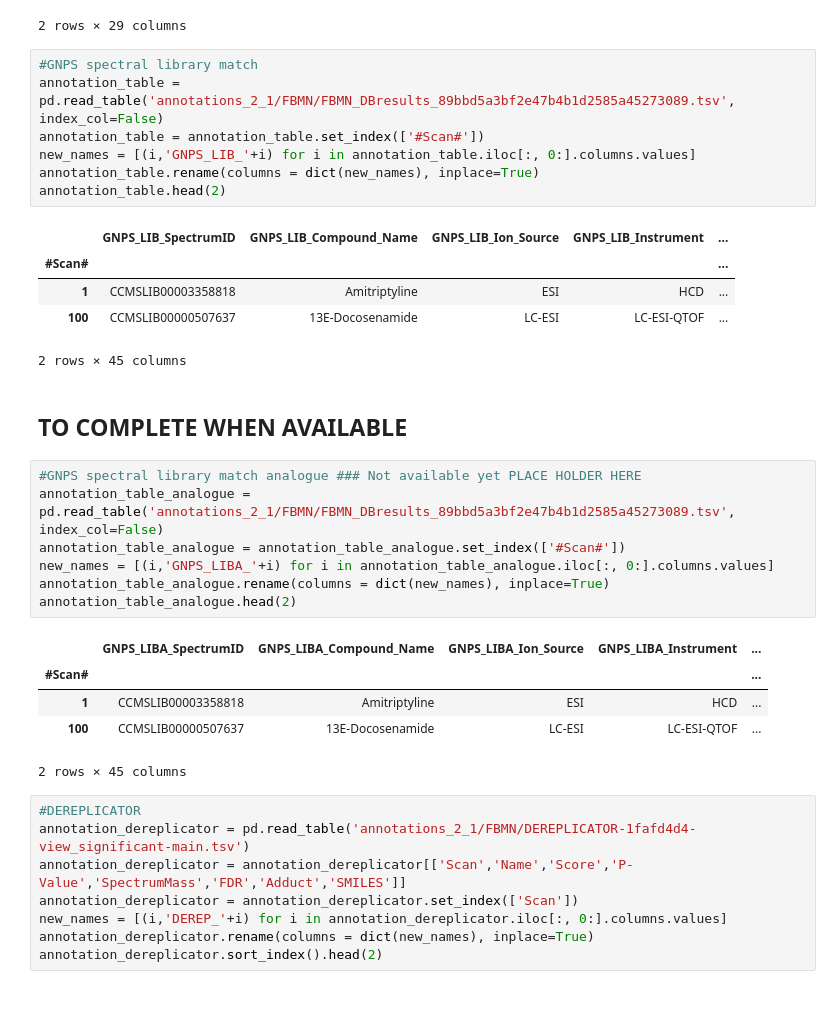
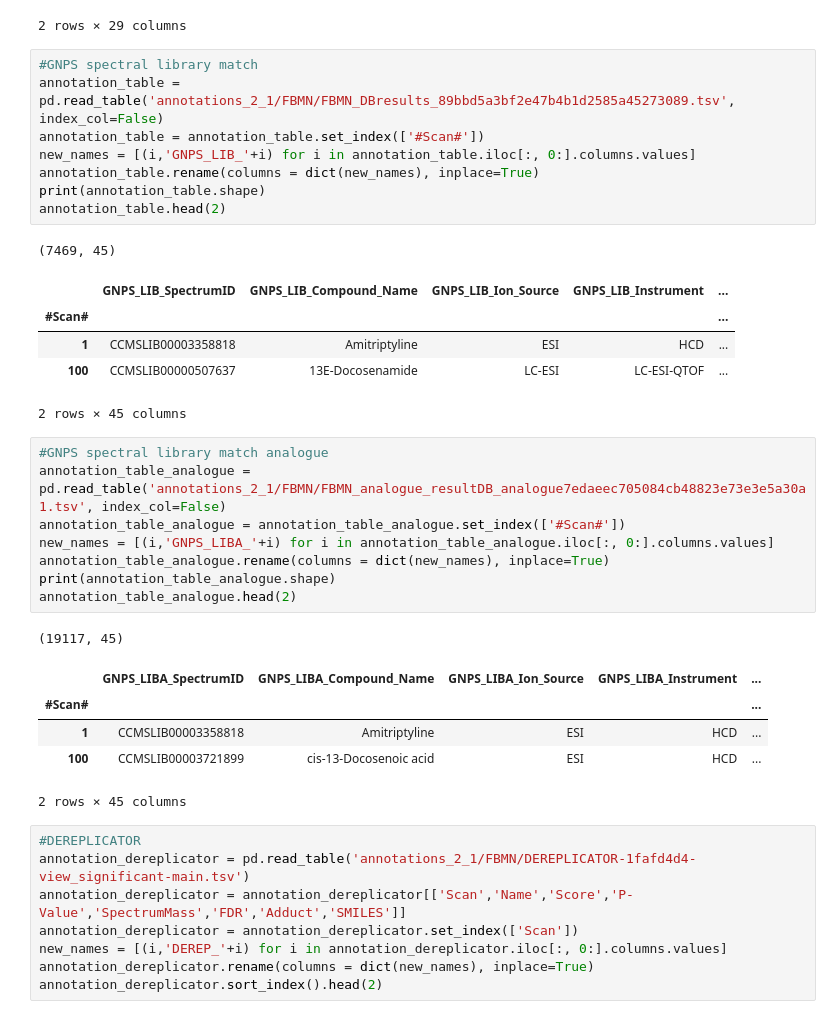
Before and after one commit to lfnothias/emp_metabolomics, a Jupyter notebook: 202101_Concatenate_metabolomics_annotations.ipynb, the cells around one changed output. Drawn from its saved outputs; the diff is of its cells as text.

Commit message:
Update FBMN feature metadata with analogue mode

```diff
--- a/202101_Concatenate_metabolomics_annotations.ipynb
+++ b/202101_Concatenate_metabolomics_annotations.ipynb
@@ -45,28 +45,30 @@ annotation_table = pd.read_table('annotations_2_1/FBMN/FBMN_DBresults_89bbd5a3bf
 annotation_table = annotation_table.set_index(['#Scan#'])
 new_names = [(i,'GNPS_LIB_'+i) for i in annotation_table.iloc[:, 0:].columns.values]
 annotation_table.rename(columns = dict(new_names), inplace=True)
+print(annotation_table.shape)
 annotation_table.head(2)
 # %% [output]
+(7469, 45)
 |  | GNPS_LIB_SpectrumID | GNPS_LIB_Compound_Name | GNPS_LIB_Ion_Source | GNPS_LIB_Instrument | ... |
 | #Scan# |  |  |  |  | ... |
 | 1 | CCMSLIB00003358818 | Amitriptyline | ESI | HCD | ... |
 | 100 | CCMSLIB00000507637 | 13E-Docosenamide | LC-ESI | LC-ESI-QTOF | ... |
-2 rows × 45 columns
+2 rows × 45 columns
-# %% [markdown]
-## TO COMPLETE WHEN AVAILABLE
 # %%
-#GNPS spectral library match analogue ### Not available yet PLACE HOLDER HERE
-annotation_table_analogue = pd.read_table('annotations_2_1/FBMN/FBMN_DBresults_89bbd5a3bf2e47b4b1d2585a45273089.tsv', index_col=False)
+#GNPS spectral library match analogue
+annotation_table_analogue = pd.read_table('annotations_2_1/FBMN/FBMN_analogue_resultDB_analogue7edaeec705084cb48823e73e3e5a30a1.tsv', index_col=False)
 annotation_table_analogue = annotation_table_analogue.set_index(['#Scan#'])
 new_names = [(i,'GNPS_LIBA_'+i) for i in annotation_table_analogue.iloc[:, 0:].columns.values]
 annotation_table_analogue.rename(columns = dict(new_names), inplace=True)
+print(annotation_table_analogue.shape)
 annotation_table_analogue.head(2)
 # %% [output]
+(19117, 45)
 |  | GNPS_LIBA_SpectrumID | GNPS_LIBA_Compound_Name | GNPS_LIBA_Ion_Source | GNPS_LIBA_Instrument | ... |
 | #Scan# |  |  |  |  | ... |
 | 1 | CCMSLIB00003358818 | Amitriptyline | ESI | HCD | ... |
-| 100 | CCMSLIB00000507637 | 13E-Docosenamide | LC-ESI | LC-ESI-QTOF | ... |
+| 100 | CCMSLIB00003721899 | cis-13-Docosenoic acid | ESI | HCD | ... |
-2 rows × 45 columns
+2 rows × 45 columns
 # %%
 #DEREPLICATOR
 annotation_dereplicator = pd.read_table('annotations_2_1/FBMN/DEREPLICATOR-1fafd4d4-view_significant-main.tsv')
```
Also changed, not shown: parts of 4 cells of this notebook, 2 other files.
